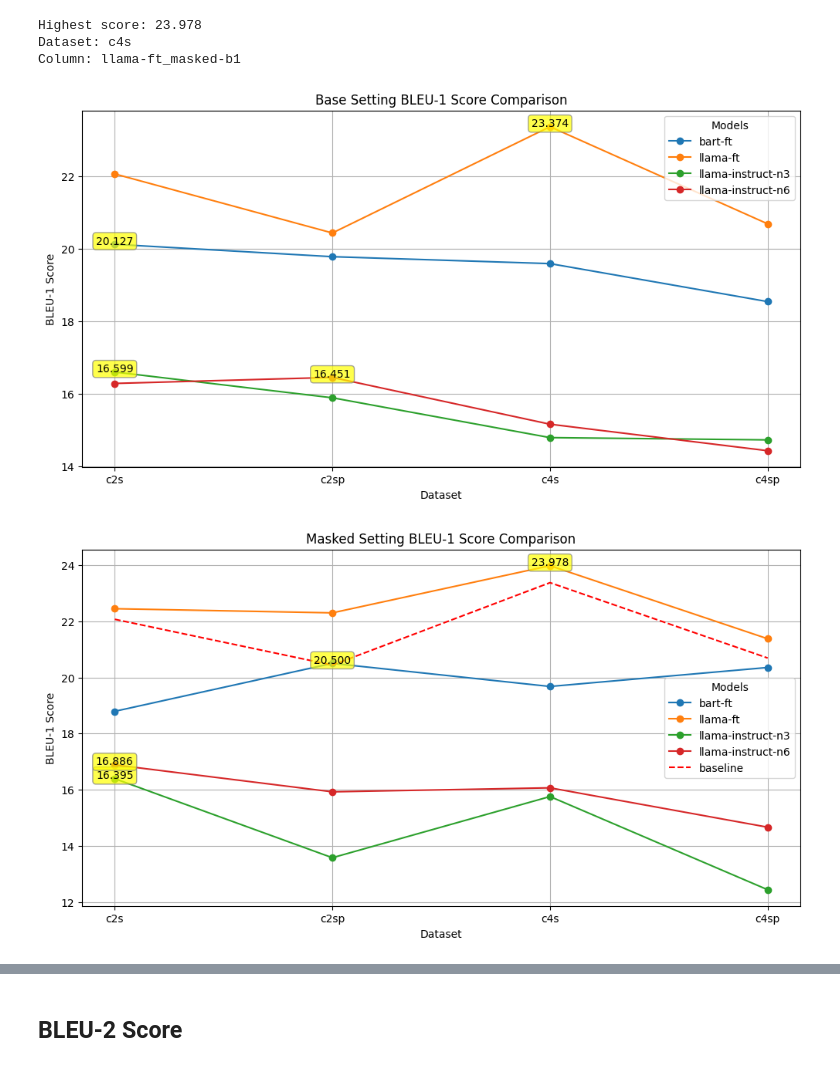
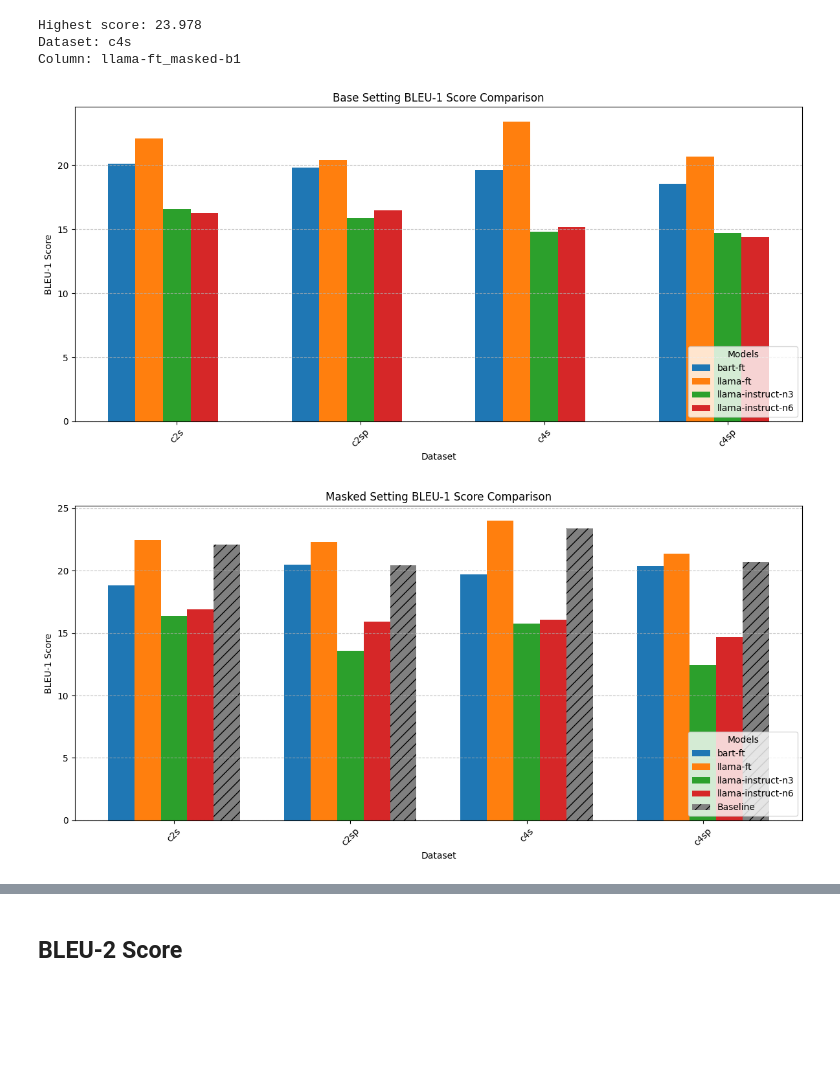
Before and after one commit to martgru/ElabSimp, a Jupyter notebook: main/05_inspect_results.ipynb, the cells around one changed output, grey strips where cells are left out. Drawn from its saved outputs; the diff is of its cells as text; code cells hidden in the pictures; blank space fills up the shorter version.

Commit message:
change line graphs to bar graphs

```diff
--- a/main/05_inspect_results.ipynb
+++ b/main/05_inspect_results.ipynb
@@ -39,18 +39,18 @@ Highest score: 23.978
 Dataset: c4s
 Column: llama-ft_masked-b1
 # %%
-compare_setting(
+compare_setting_bar(
     dataframe=df,
     score_type="BLEU-1",
     setting="base",
     title="Base Setting BLEU-1 Score Comparison",
     exclude_datasets=["c2spo","c4spo","c2o","c2op"],
     exclude_columns=["llama-instr-few-shot_base-b1"]
 )
 # %% [output]
-[figure, old version]
+[figure, new version]
 # %%
-compare_setting(
+compare_setting_bar(
     dataframe=df,
     score_type="BLEU-1",
     dataset_column='dataset',
@@ -61,5 +61,5 @@ compare_setting(
     baseline="llama-ft_base-b1"
 )
 # %% [output]
-[figure, old version]
+[figure, new version]
 # %%
```
Also changed, not shown: parts of 18 cells of this notebook, 1 other file.
